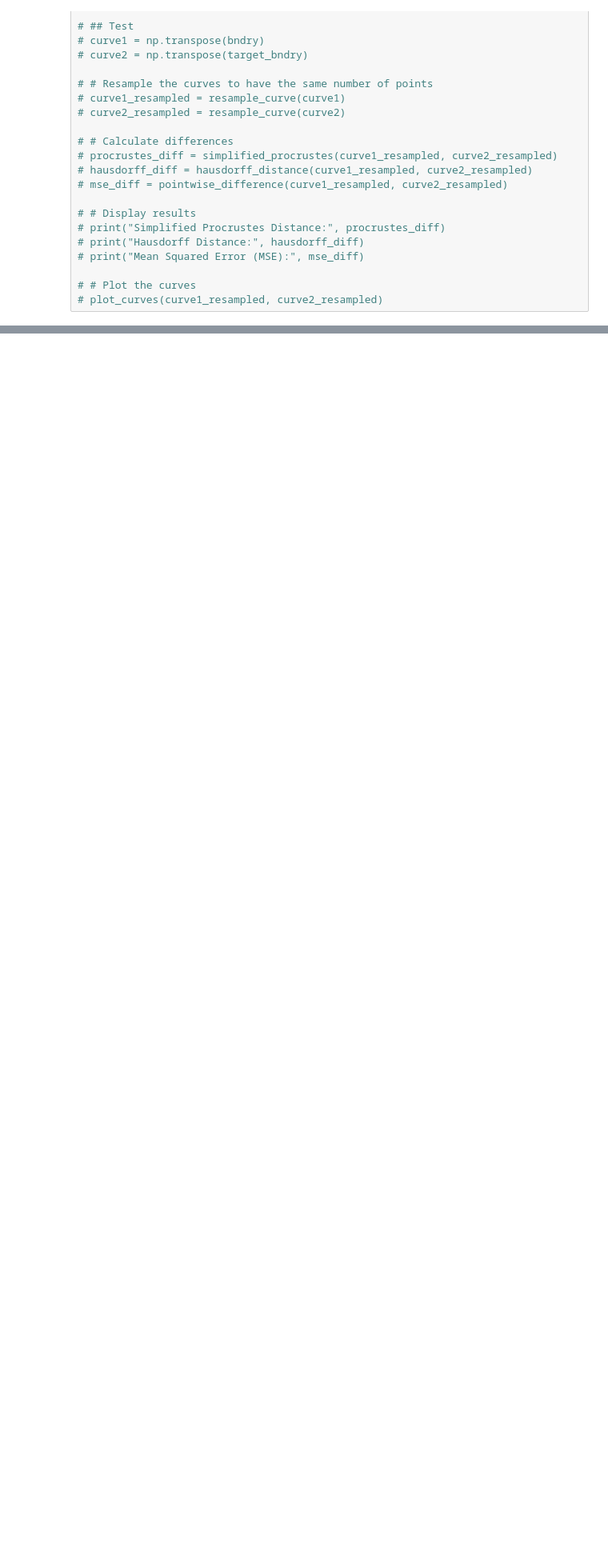
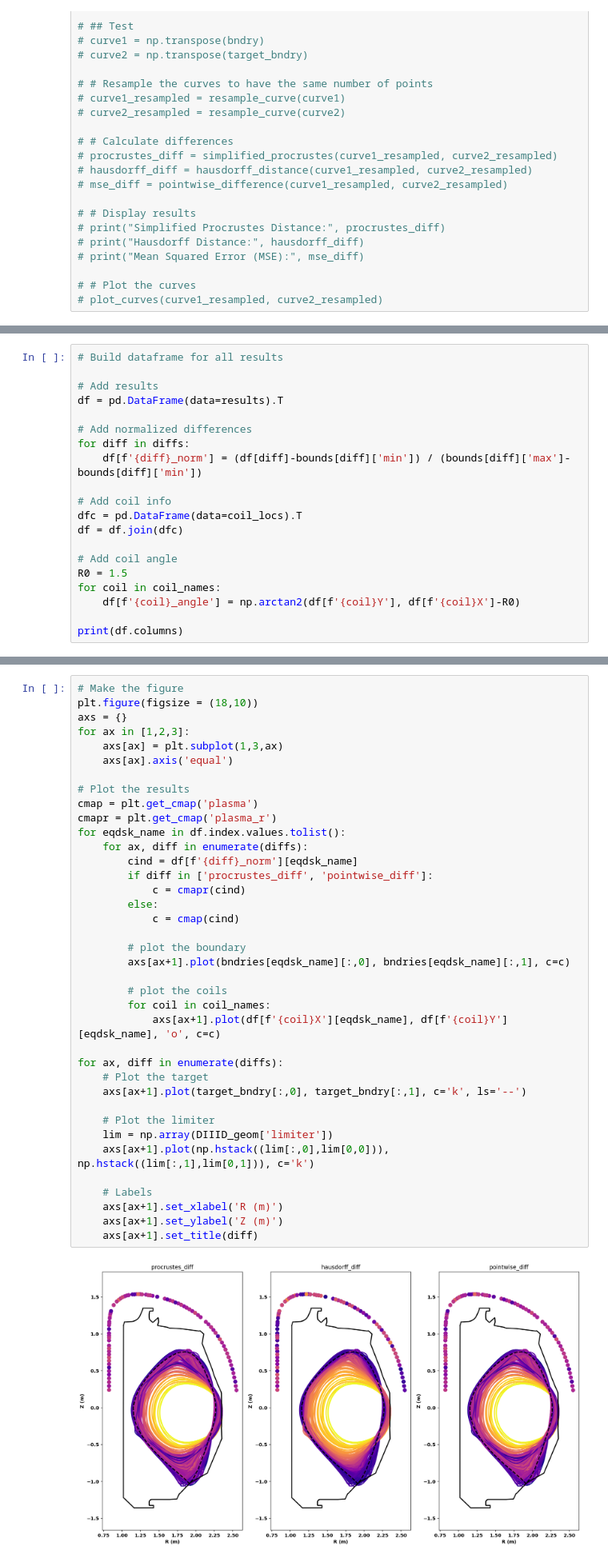
Before and after one commit to hansec/CU_NextStep, a Jupyter notebook: DIIID/plot_coil_scan.ipynb, the cells around one changed output, grey strips where cells are left out. Shown at 80% size. Saved outputs shown, nothing was run; the diff lists cells and outputs as text; blank space fills up the shorter version.

Commit message:
Switch to dataframes

```diff
--- a/DIIID/plot_coil_scan.ipynb
+++ b/DIIID/plot_coil_scan.ipynb
@@ -194,0 +157,20 @@ for ax, diff in enumerate(diffs):
+# %%
+# Build dataframe for all results
+
+# Add results
+df = pd.DataFrame(data=results).T
+
+# Add normalized differences
+for diff in diffs:
+    df[f'{diff}_norm'] = (df[diff]-bounds[diff]['min']) / (bounds[diff]['max']-bounds[diff]['min'])
+
+# Add coil info
+dfc = pd.DataFrame(data=coil_locs).T
+df = df.join(dfc)
+
+# Add coil angle
+R0 = 1.5
+for coil in coil_names:
+    df[f'{coil}_angle'] = np.arctan2(df[f'{coil}Y'], df[f'{coil}X']-R0)
+
+print(df.columns)
@@ -195,3 +183,43 @@ for ax, diff in enumerate(diffs):
+# %%
+# Make the figure
+plt.figure(figsize = (18,10))
+axs = {}
+for ax in [1,2,3]:
+    axs[ax] = plt.subplot(1,3,ax)
+    axs[ax].axis('equal')
+
+# Plot the results
+cmap = plt.get_cmap('plasma')
+cmapr = plt.get_cmap('plasma_r')
+for eqdsk_name in df.index.values.tolist():
+    for ax, diff in enumerate(diffs):
+        cind = df[f'{diff}_norm'][eqdsk_name]
+        if diff in ['procrustes_diff', 'pointwise_diff']:
+            c = cmapr(cind)
+        else:
+            c = cmap(cind)
+
+        # plot the boundary
+        axs[ax+1].plot(bndries[eqdsk_name][:,0], bndries[eqdsk_name][:,1], c=c)
+
+        # plot the coils
+        for coil in coil_names:
+            axs[ax+1].plot(df[f'{coil}X'][eqdsk_name], df[f'{coil}Y'][eqdsk_name], 'o', c=c)
+
+for ax, diff in enumerate(diffs):
+    # Plot the target
+    axs[ax+1].plot(target_bndry[:,0], target_bndry[:,1], c='k', ls='--')
+
+    # Plot the limiter
+    lim = np.array(DIIID_geom['limiter'])
+    axs[ax+1].plot(np.hstack((lim[:,0],lim[0,0])), np.hstack((lim[:,1],lim[0,1])), c='k')
+
+    # Labels
+    axs[ax+1].set_xlabel('R (m)')
+    axs[ax+1].set_ylabel('Z (m)')
+    axs[ax+1].set_title(diff)
+# %% [output]
+[figure, added]
 # %%
 # Make the figure
 plt.figure(figsize = (18,15))
```
Also changed, not shown: parts of 7 cells of this notebook, 1 other file.
